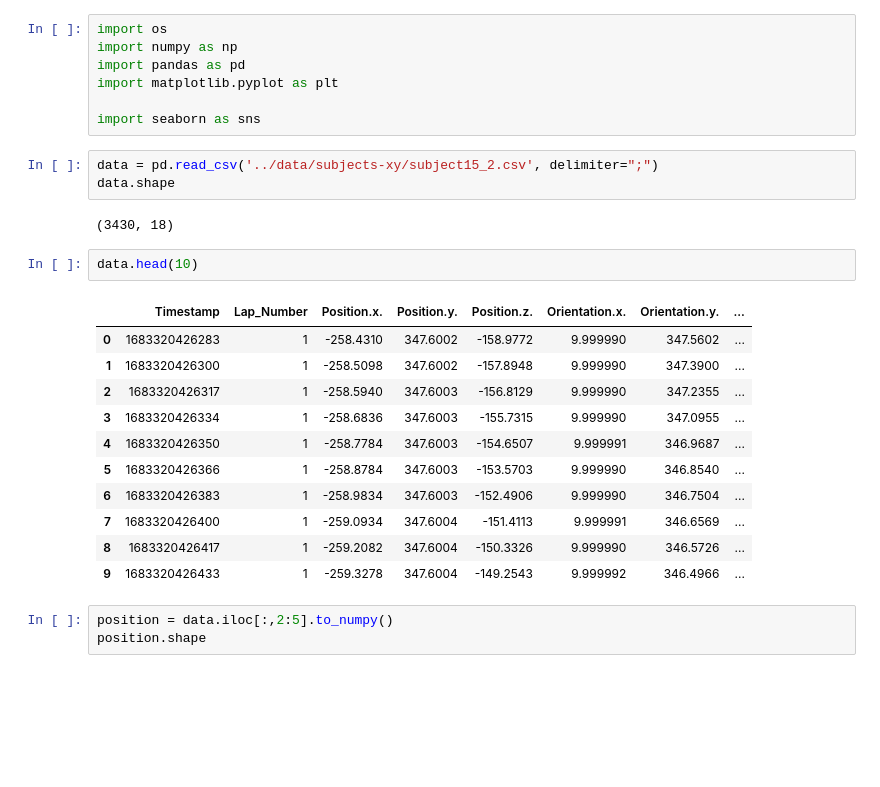
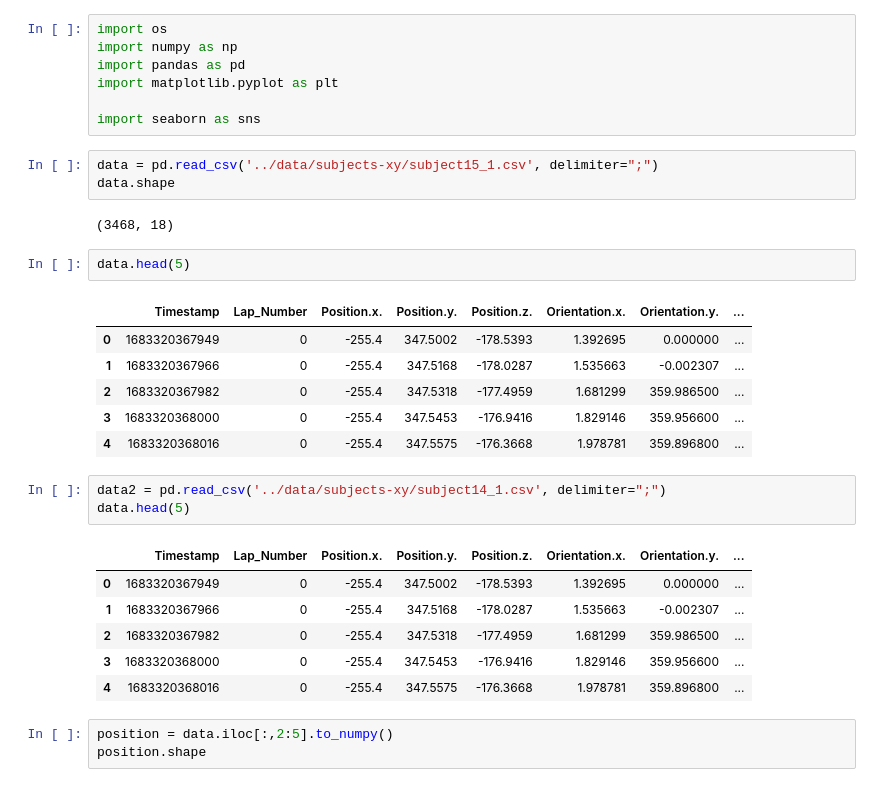
Before and after one commit to jerrymhuang/DreamDrone, a Jupyter notebook: FinalProject/exploration/data_exploration.ipynb, the cells around one changed output. Drawn from its saved outputs; the diff is of its cells as text; blank space fills up the shorter version.

```diff
--- a/FinalProject/exploration/data_exploration.ipynb
+++ b/FinalProject/exploration/data_exploration.ipynb
@@ -6,24 +6,29 @@ import matplotlib.pyplot as plt
 
 import seaborn as sns
 # %%
-data = pd.read_csv('../data/subjects-xy/subject15_2.csv', delimiter=";")
+data = pd.read_csv('../data/subjects-xy/subject15_1.csv', delimiter=";")
 data.shape
 # %% [output]
-(3430, 18)
+(3468, 18)
 # %%
-data.head(10)
+data.head(5)
 # %% [output]
 |  | Timestamp | Lap_Number | Position.x. | Position.y. | Position.z. | Orientation.x. | Orientation.y. | ... |
-| 0 | 1683320426283 | 1 | -258.4310 | 347.6002 | -158.9772 | 9.999990 | 347.5602 | ... |
-| 1 | 1683320426300 | 1 | -258.5098 | 347.6002 | -157.8948 | 9.999990 | 347.3900 | ... |
-| 2 | 1683320426317 | 1 | -258.5940 | 347.6003 | -156.8129 | 9.999990 | 347.2355 | ... |
-| 3 | 1683320426334 | 1 | -258.6836 | 347.6003 | -155.7315 | 9.999990 | 347.0955 | ... |
-| 4 | 1683320426350 | 1 | -258.7784 | 347.6003 | -154.6507 | 9.999991 | 346.9687 | ... |
-| 5 | 1683320426366 | 1 | -258.8784 | 347.6003 | -153.5703 | 9.999990 | 346.8540 | ... |
-| 6 | 1683320426383 | 1 | -258.9834 | 347.6003 | -152.4906 | 9.999990 | 346.7504 | ... |
-| 7 | 1683320426400 | 1 | -259.0934 | 347.6004 | -151.4113 | 9.999991 | 346.6569 | ... |
-| 8 | 1683320426417 | 1 | -259.2082 | 347.6004 | -150.3326 | 9.999990 | 346.5726 | ... |
-| 9 | 1683320426433 | 1 | -259.3278 | 347.6004 | -149.2543 | 9.999992 | 346.4966 | ... |
+| 0 | 1683320367949 | 0 | -255.4 | 347.5002 | -178.5393 | 1.392695 | 0.000000 | ... |
+| 1 | 1683320367966 | 0 | -255.4 | 347.5168 | -178.0287 | 1.535663 | -0.002307 | ... |
+| 2 | 1683320367982 | 0 | -255.4 | 347.5318 | -177.4959 | 1.681299 | 359.986500 | ... |
+| 3 | 1683320368000 | 0 | -255.4 | 347.5453 | -176.9416 | 1.829146 | 359.956600 | ... |
+| 4 | 1683320368016 | 0 | -255.4 | 347.5575 | -176.3668 | 1.978781 | 359.896800 | ... |
+# %%
+data2 = pd.read_csv('../data/subjects-xy/subject14_1.csv', delimiter=";")
+data.head(5)
+# %% [output]
+|  | Timestamp | Lap_Number | Position.x. | Position.y. | Position.z. | Orientation.x. | Orientation.y. | ... |
+| 0 | 1683320367949 | 0 | -255.4 | 347.5002 | -178.5393 | 1.392695 | 0.000000 | ... |
+| 1 | 1683320367966 | 0 | -255.4 | 347.5168 | -178.0287 | 1.535663 | -0.002307 | ... |
+| 2 | 1683320367982 | 0 | -255.4 | 347.5318 | -177.4959 | 1.681299 | 359.986500 | ... |
+| 3 | 1683320368000 | 0 | -255.4 | 347.5453 | -176.9416 | 1.829146 | 359.956600 | ... |
+| 4 | 1683320368016 | 0 | -255.4 | 347.5575 | -176.3668 | 1.978781 | 359.896800 | ... |
 # %%
 position = data.iloc[:,2:5].to_numpy()
 position.shape
```
Also changed, not shown: 1 other file.
